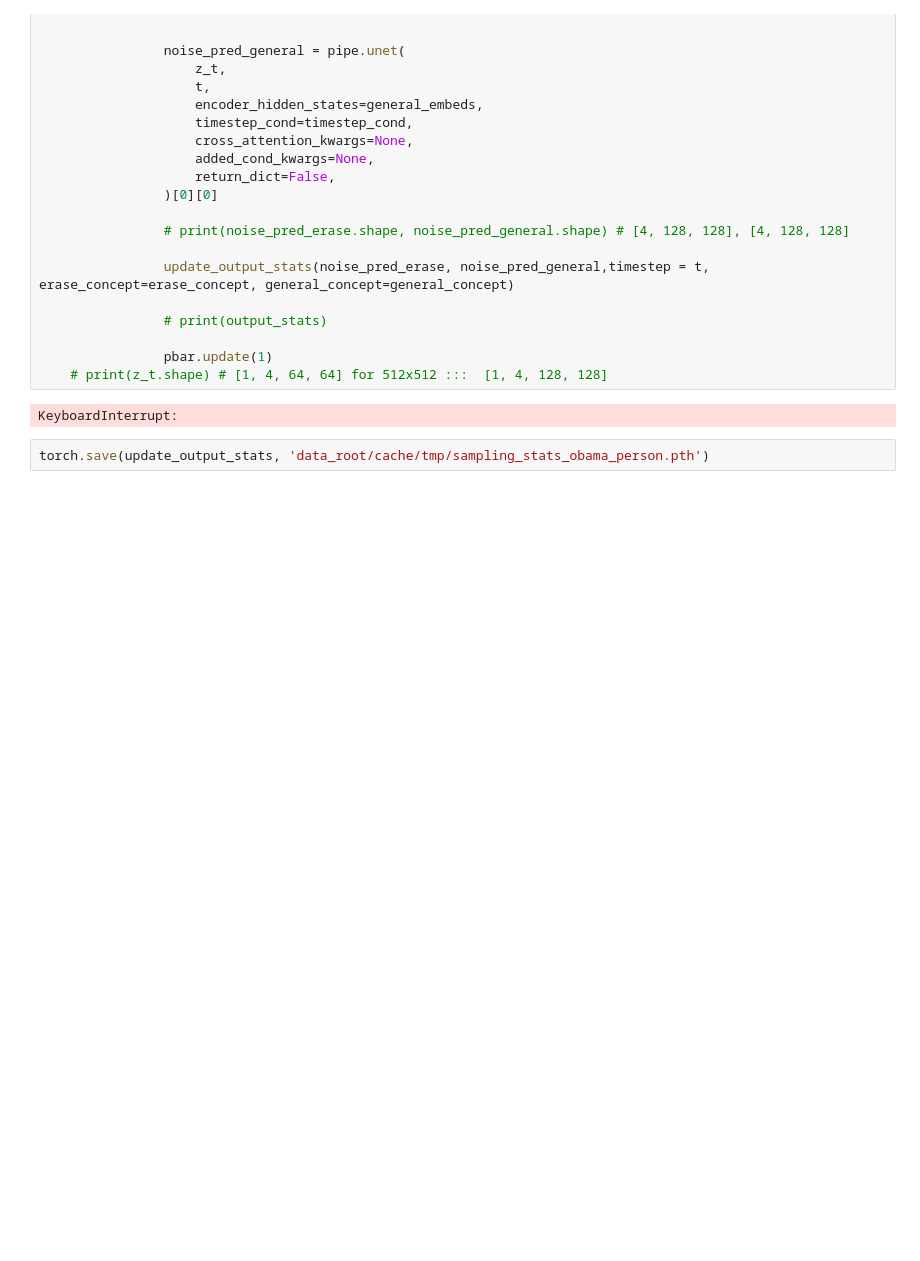
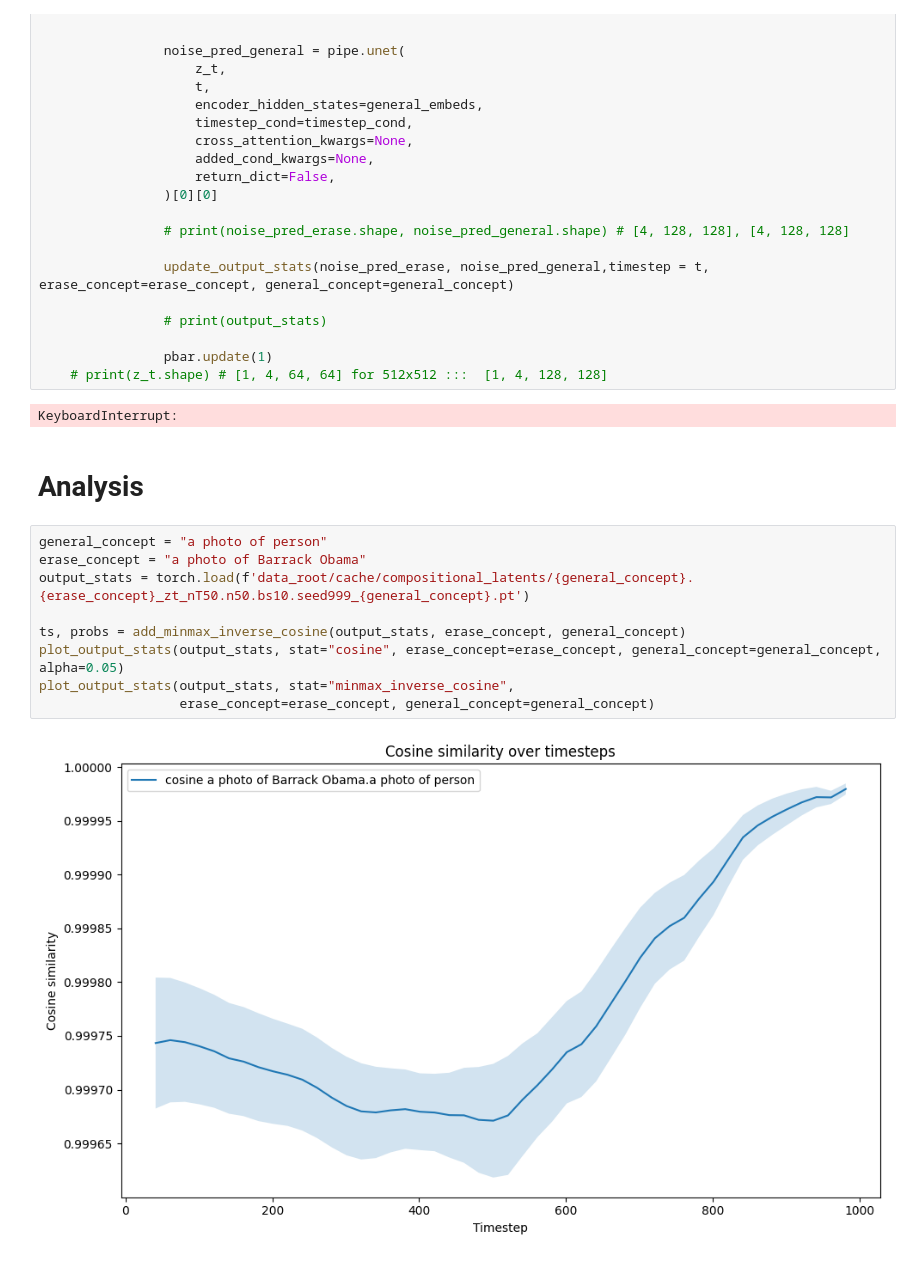
Before and after one commit to nessessence/UUL, a Jupyter notebook: sampling_stats.ipynb, the cells around one changed output. Cells and saved outputs as stored; diff of their text form; blank space fills up the shorter version.

```diff
--- a/sampling_stats.ipynb
+++ b/sampling_stats.ipynb
@@ -145,5 +404,16 @@ with tqdm(total=total_n, desc="Processing") as pbar:
     # print(z_t.shape) # [1, 4, 64, 64] for 512x512 :::  [1, 4, 128, 128]
 # %% [output]
 KeyboardInterrupt:
+# %% [markdown]
+# Analysis
 # %%
-torch.save(update_output_stats, 'data_root/cache/tmp/sampling_stats_obama_person.pth')
+general_concept = "a photo of person"
+erase_concept = "a photo of Barrack Obama"
+output_stats = torch.load(f'data_root/cache/compositional_latents/{general_concept}.{erase_concept}_zt_nT50.n50.bs10.seed999_{general_concept}.pt')
+
+ts, probs = add_minmax_inverse_cosine(output_stats, erase_concept, general_concept)
+plot_output_stats(output_stats, stat="cosine", erase_concept=erase_concept, general_concept=general_concept, alpha=0.05)
+plot_output_stats(output_stats, stat="minmax_inverse_cosine",
+                  erase_concept=erase_concept, general_concept=general_concept)
+# %% [output]
+[figure, added]
```
Also changed, not shown: parts of 13 cells of this notebook, 10 other files.
